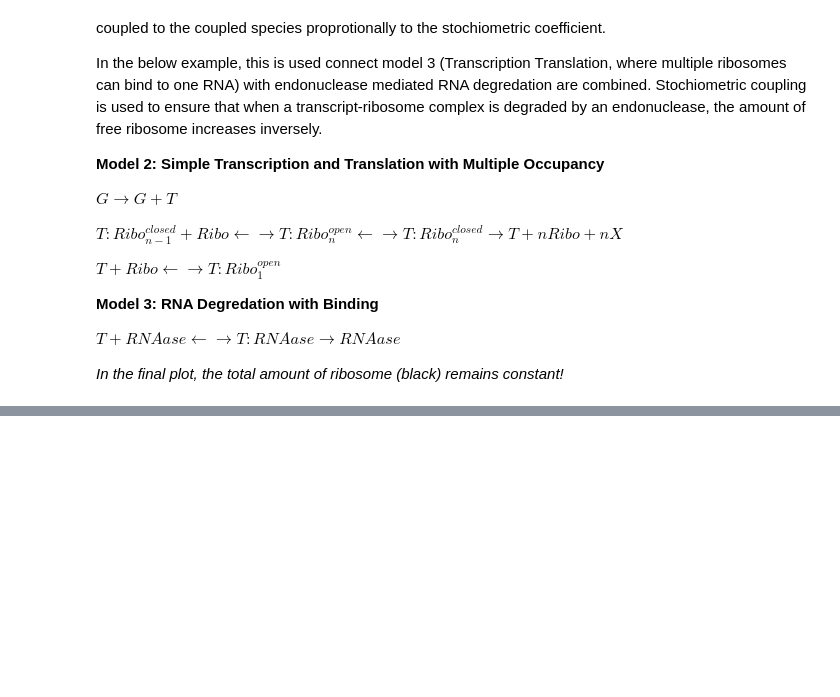
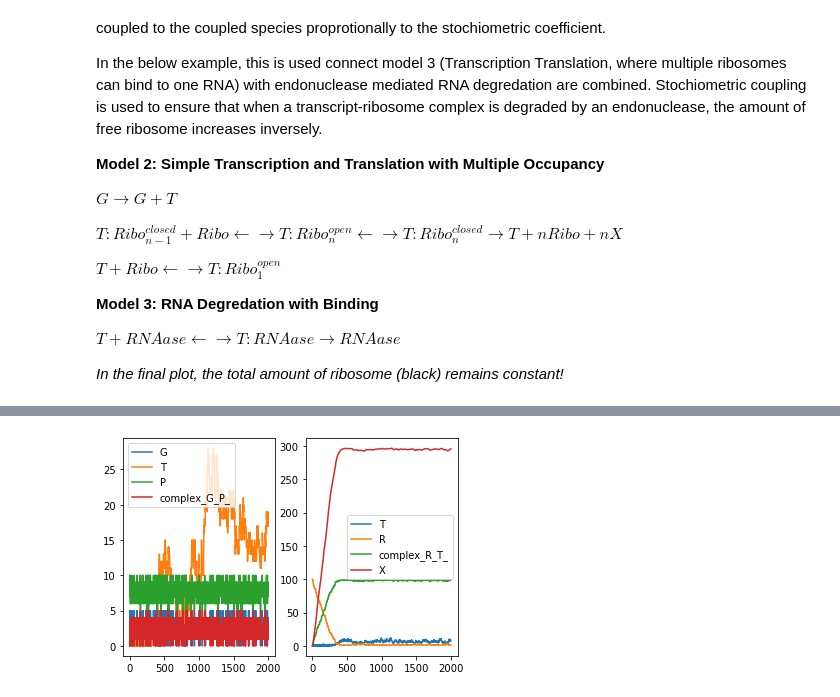
Before and after one commit to vivarium-collective/vivarium-bioscrape, a Jupyter notebook: Notebooks/BioscrapeConnector and OneWayMaps.ipynb, the cells around one changed output, grey strips where cells are left out. Cells and saved outputs as stored; diff of their text form; code cells hidden in the pictures; blank space fills up the shorter version.

Commit message:
Hybrid Simulation works!

```diff
--- a/Notebooks/BioscrapeConnector and OneWayMaps.ipynb
+++ b/Notebooks/BioscrapeConnector and OneWayMaps.ipynb
@@ -203,7 +203,7 @@ $T + RNAase \leftarrow \rightarrow T:RNAase \rightarrow RNAase$
 
 _In the final plot, the total amount of ribosome (black) remains constant!_
 # %%
-from vivarium_bioscrape.library.mappings import stochiometric_map
+from vivarium_bioscrape.library.mappings import stochiometric_map, det_to_stoch_map, stoch_to_det_map
 
 #Create Bioscrape Processes
 bsp1 = Bioscrape(parameters = {
@@ -248,14 +248,14 @@ composite = BioscrapeConnector()
 
 #Add models to the composite
 composite.add_model(name = "txtl", bioscrape_process = bsp1)
-composite.add_model(name = "degredation", bioscrape_process = bsp2)
+composite.add_model(name = "degradation", bioscrape_process = bsp2)
 
 #Add connections to the composite
-composite.add_connection(source = "txtl", target = "degredation", map_function = map_func_12)
-composite.add_connection(source = "degredation", target = "txtl", map_function = map_func_21)
+composite.add_connection(source = "txtl", target = "degradation", map_function = map_func_12)
+composite.add_connection(source = "degradation", target = "txtl", map_function = map_func_21)
 
 #Get the initial state
-initial_state = composite.initial_state({'txtl' : {'rna_T':0}, "degredation": {'rna_T':0}})
+initial_state = composite.initial_state({'txtl' : {'rna_T':0}, "degradation": {'rna_T':0}})
 
 #Run a simulation
 sim_settings = {
@@ -272,8 +272,8 @@ for s in output['txtl_species']:
     total_ribo += np.array(output['txtl_species'][s])*ribo_count(s)
 
 plt.plot(output['time'], total_ribo, color = "black", ms = 4, label = "Total Ribosomes")
-for s in output['degredation_species']:
-    plt.plot(output['time'], output['degredation_species'][s], "-.", label = s)
+for s in output['degradation_species']:
+    plt.plot(output['time'], output['degradation_species'][s], "-.", label = s)
 
 plt.legend()
 # %% [output]
@@ -285,0 +303,69 @@ Completed in 0.125694 seconds
+# %%
+from vivarium_bioscrape.library.mappings import det_to_stoch_map, stoch_to_det_map
+
+from vivarium_bioscrape.library.mappings import one_to_one_map
+
+#Create Bioscrape Processes
+#Model 5: is a stochastic transcription model
+bsp1 = Bioscrape(parameters = {
+    'sbml_file':'model5.xml',
+    'stochastic':True,
+    'initial_volume':1.0,
+    'time_step':1
+    })
+
+#Model 6 is a model of translation and dilution
+#This model is deterministic
+bsp2 = Bioscrape(parameters = {
+    'sbml_file':'model6.xml',
+    'initial_volume':1.0,
+    'time_step':1
+    })
+
+#Create the parent map_function using one_to_one_map
+map_func_12_parent = one_to_one_map(bsp1, bsp2, {'T':'T'})
+
+#put the parent function into a stoch_to_det_map
+map_func_12 = stoch_to_det_map(map_func_12_parent)
+
+#Create the reverse map_function (which is also a one_to_one_map)
+map_func_21_parent = one_to_one_map(bsp2, bsp1, {'T':'T'})
+
+#put the parent function into a det_to_stoch_map
+map_func_21 = det_to_stoch_map(map_func_21_parent)
+
+#create a BioscrapeConnector called composite
+composite = BioscrapeConnector()
+
+#Add models to the composite
+composite.add_model(name = "tx", bioscrape_process = bsp1)
+composite.add_model(name = "tl_dil", bioscrape_process = bsp2)
+
+#Add connections to the composite
+composite.add_connection(source = "tx", target = "tl_dil", map_function = map_func_12)
+composite.add_connection(source = "tl_dil", target = "tx", map_function = map_func_21)
+
+#Get the initial state
+initial_state = composite.initial_state({
+    "tx":{"G":5.0, "P":10},
+    "tl_dil":{"R":100}})
+
+#Run a simulation
+sim_settings = {
+        'total_time': 2000,
+        'initial_state': initial_state
+}
+output = simulate_compartment_in_experiment(composite, sim_settings)
+
+#Plot results
+plt.subplot(121)
+for s in output['tx_species']:
+    plt.plot(output['time'], output['tx_species'][s], label = s)
+plt.legend()
+
+plt.subplot(122)
+print(output['tl_dil_species'].keys())
+for s in output['tl_dil_species']:
+    plt.plot(output['time'], output['tl_dil_species'][s], label = s)
+plt.legend()
+# %% [output]
@@ -285,0 +378 @@ Completed in 0.125694 seconds
+[figure, added]
```
Also changed, not shown: parts of 5 cells of this notebook, 13 other files.
